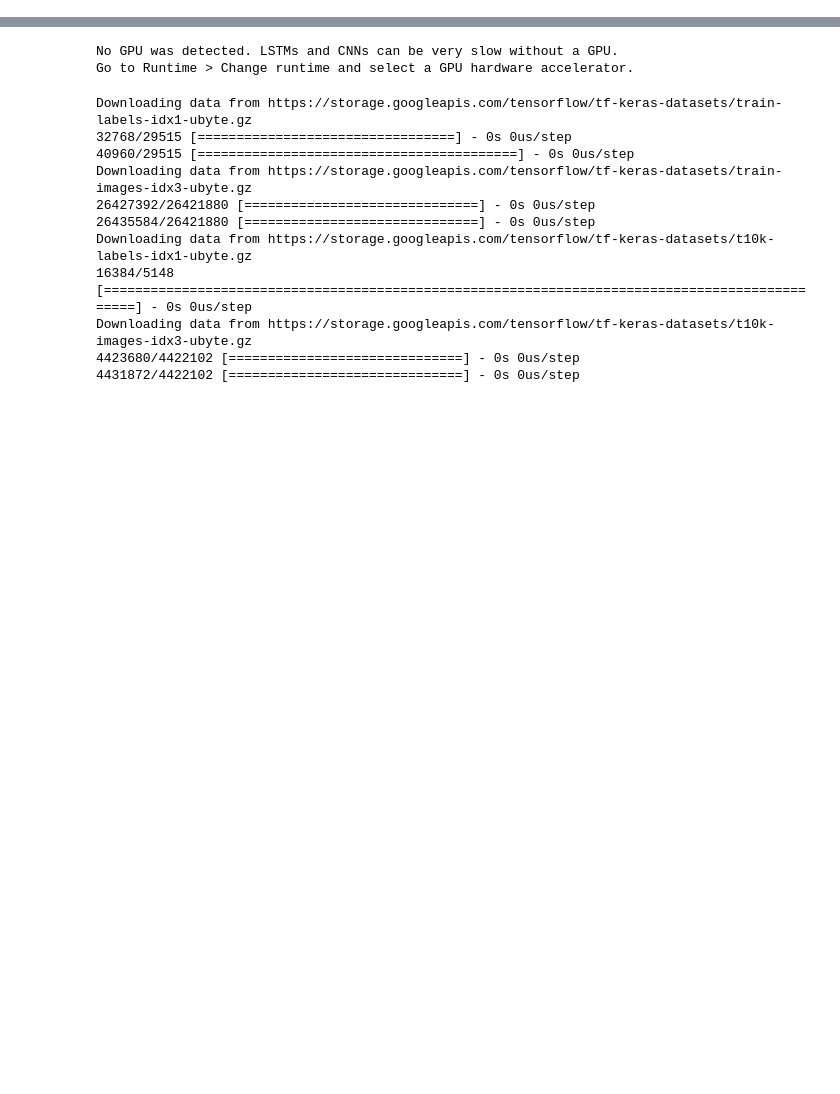
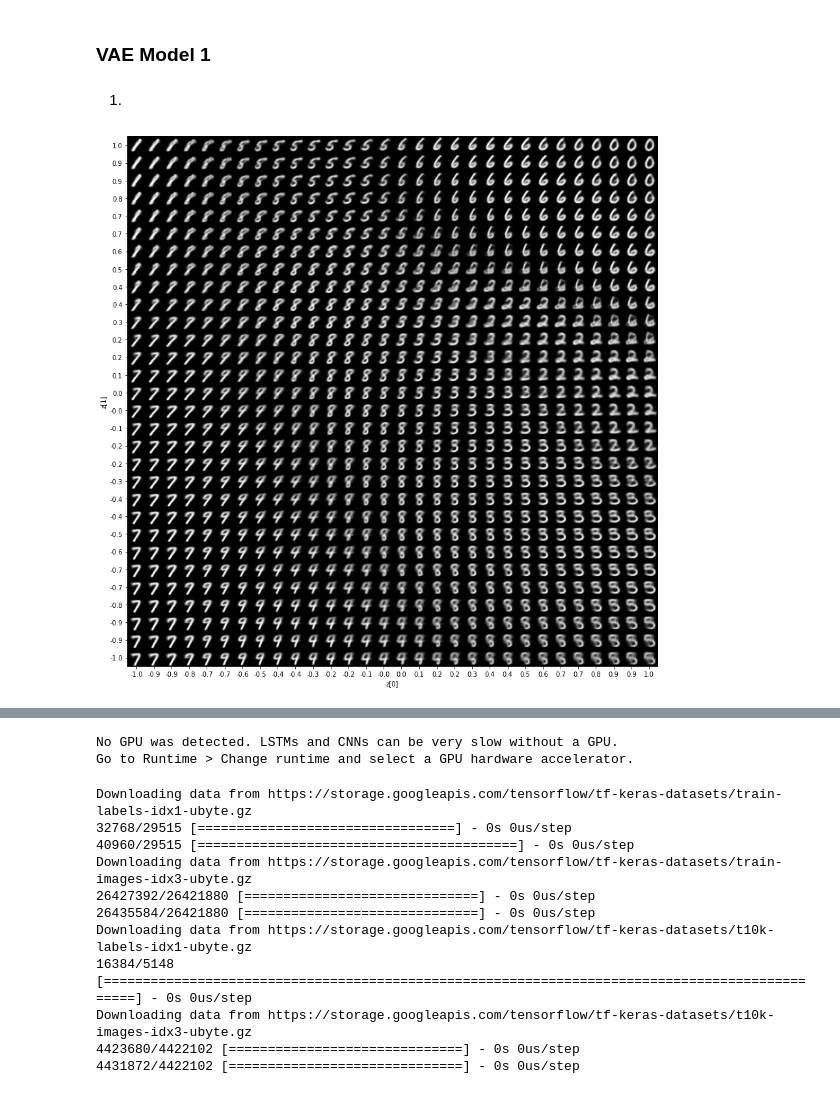
Before and after one commit to barauna-lo/Neurocomputing, a Jupyter notebook: Project_03_VAE.ipynb, the cells around one changed output, grey strips where cells are left out. Drawn from its saved outputs; the diff is of its cells as text; code cells hidden in the pictures; blank space fills up the shorter version.

```diff
--- a/Project_03_VAE.ipynb
+++ b/Project_03_VAE.ipynb
@@ -173,0 +75,3 @@ https://colab.research.google.com/github/ageron/handson-ml2/blob/master/17_autoe
+# %%
+data1 = keras.datasets.mnist.load_data()
+data2 = keras.datasets.fashion_mnist.load_data()
@@ -173,0 +180,48 @@ https://colab.research.google.com/github/ageron/handson-ml2/blob/master/17_autoe
+# %% [markdown]
+### VAE Model 1
+# %%
+latent_dim = 2
+
+# Build the encoder
+
+encoder_inputs = keras.Input(shape=(28, 28, 1))
+x = layers.Conv2D(32, 3, activation="relu", strides=2, padding="same")(encoder_inputs)
+x = layers.Conv2D(64, 3, activation="relu", strides=2, padding="same")(x)
+x = layers.Flatten()(x)
+x = layers.Dense(16, activation="relu")(x)
+z_mean = layers.Dense(latent_dim, name="z_mean")(x)
+z_log_var = layers.Dense(latent_dim, name="z_log_var")(x)
+z = Sampling()([z_mean, z_log_var])
+encoder = keras.Model(encoder_inputs, [z_mean, z_log_var, z], name="encoder")
+
+
+# Build the decoder
+
+latent_inputs = keras.Input(shape=(latent_dim,))
+x = layers.Dense(7 * 7 * 64, activation="relu")(latent_inputs)
+x = layers.Reshape((7, 7, 64))(x)
+x = layers.Conv2DTranspose(64, 3, activation="relu", strides=2, padding="same")(x)
+x = layers.Conv2DTranspose(32, 3, activation="relu", strides=2, padding="same")(x)
+decoder_outputs = layers.Conv2DTranspose(1, 3, activation="sigmoid", padding="same")(x)
+decoder = keras.Model(latent_inputs, decoder_outputs, name="decoder")
+
+# encoder.summary()
+# decoder.summary()
+
+# Define the VAE as a Model with a custom train_step
+# %% [markdown]
+1.
+# %%
+(x_train, _), (x_test, _) = data1
+mnist_digits = np.concatenate([x_train, x_test], axis=0)
+mnist_digits = np.expand_dims(mnist_digits, -1).astype("float32") / 255
+
+vae = VAE(encoder, decoder)
+vae.compile(optimizer=keras.optimizers.Adam())
+vae.fit(mnist_digits, epochs=30, batch_size=128)
+# %%
+#plot
+
+plot_latent_space(vae)
+# %% [output]
+[figure, added]
```
Also changed, not shown: parts of 16 cells of this notebook.
